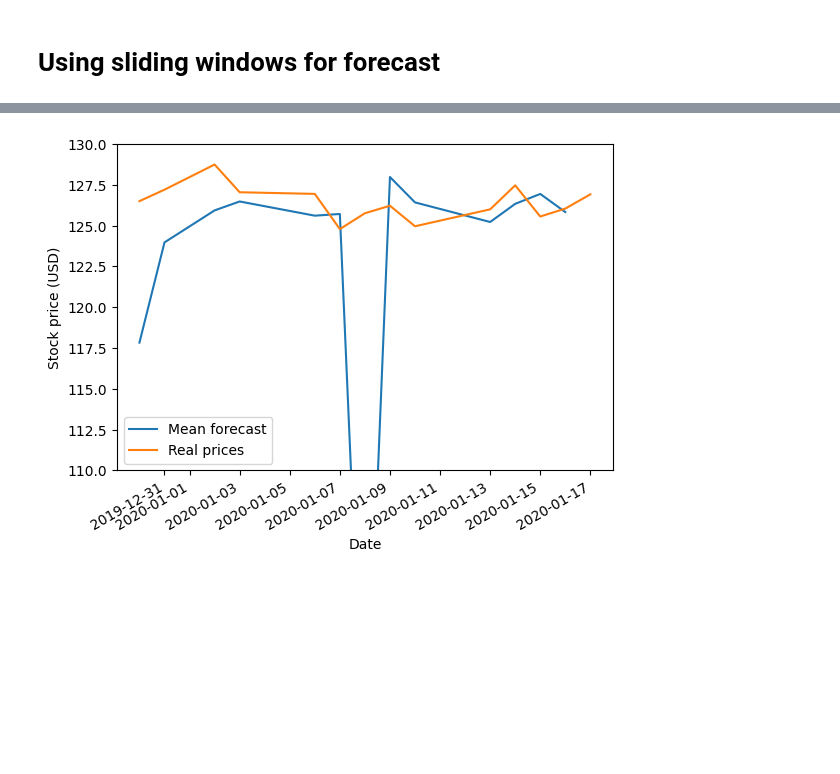
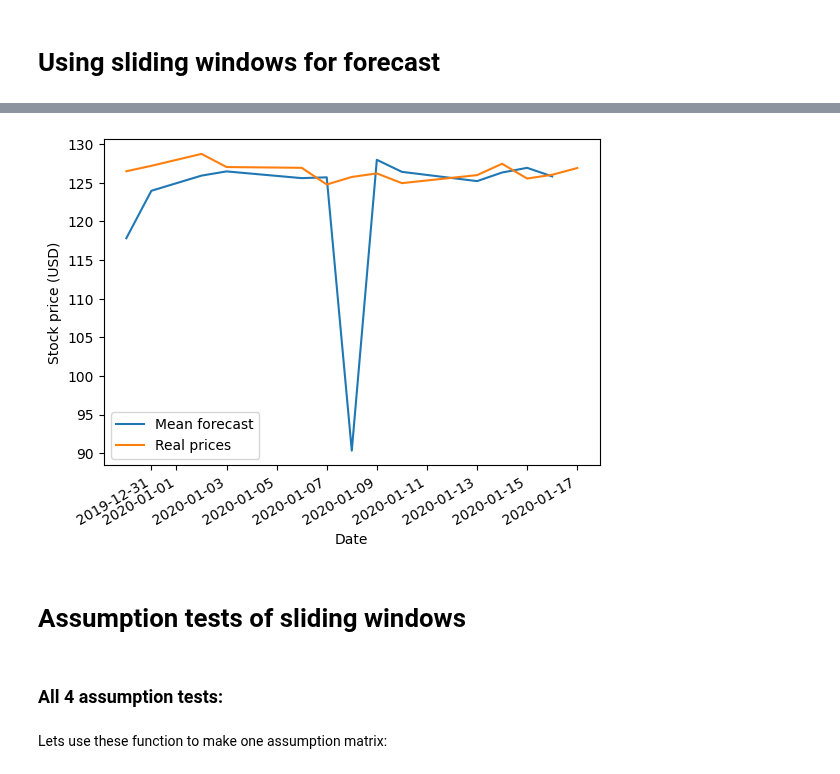
Before and after one commit to DerkNiessink/Project_SDA, a Jupyter notebook: src/Combined Stock Sentiment.ipynb, the cells around one changed output, grey strips where cells are left out. Cells and saved outputs as stored; diff of their text form; code cells hidden in the pictures; blank space fills up the shorter version.

```diff
--- a/src/Combined Stock Sentiment.ipynb
+++ b/src/Combined Stock Sentiment.ipynb
@@ -338,11 +344,17 @@ plt.show()
 # %%
-df = pd.concat(forecasted_prices, axis=1).agg(['mean','std'], axis=1)
-df["mean"].plot(label = "Mean forecast")
-real_prices["Close"].plot(label = "Real prices")
-plt.legend()
-plt.ylabel("Stock price (USD)")
-plt.xlabel("Date")
-plt.ylim(120, 130)
-plt.show()
+def plot_mean_forecasts(forecasted_prices, real_prices):
+    df = pd.concat(forecasted_prices, axis=1).agg(['mean','std'], axis=1)
+    df["mean"].plot(label = "Mean forecast")
+    real_prices["Close"].plot(label = "Real prices")
+    plt.legend()
+    plt.ylabel("Stock price (USD)")
+    plt.xlabel("Date")
+    plt.show()
-# %% [output]
-[figure, removed]
+# %%
+plot_mean_forecasts(forecasted_prices, real_prices)
+# %% [output]
+[figure, added]
+# %% [markdown]
+# Assumption tests of sliding windows
+# %% [markdown]
+### All 4 assumption tests:
@@ -348,0 +408,2 @@ plt.show()
+# %% [markdown]
+Lets use these function to make one assumption matrix:
```
Also changed, not shown: parts of 16 cells of this notebook.
